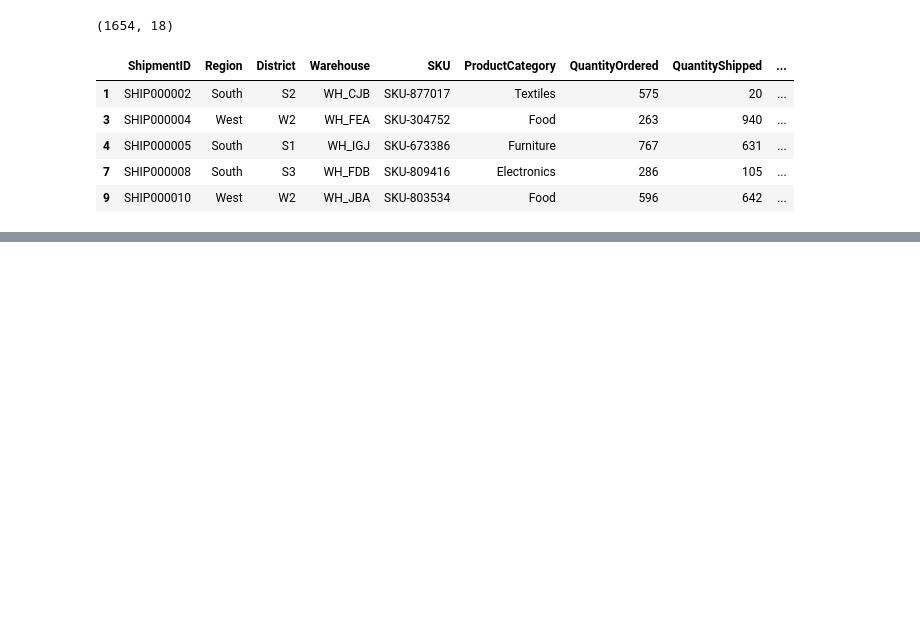
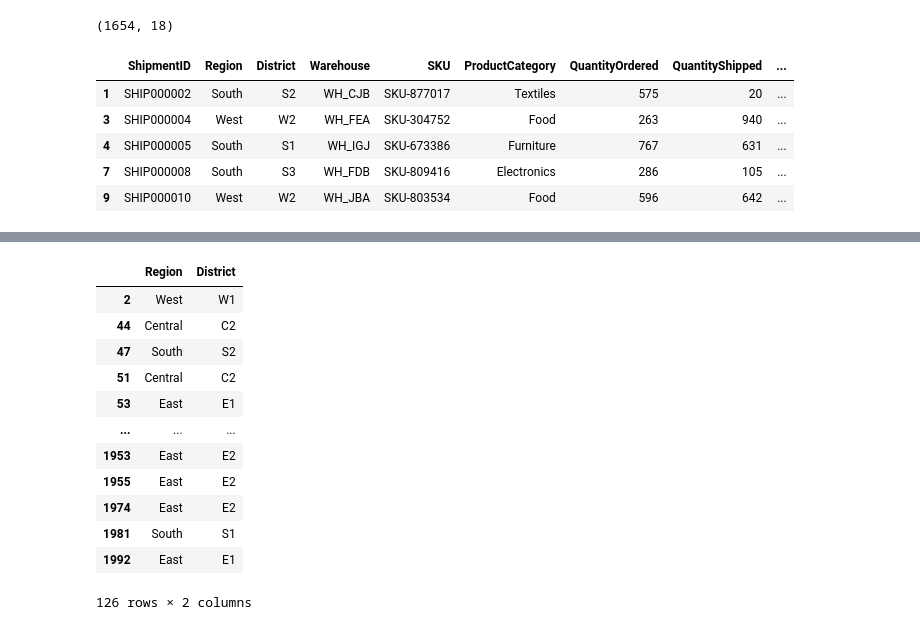
Before and after one commit to sohail-ansari0023/Becoming-A-Data-Analyst, a Jupyter notebook: Data_Cleaning_and_Preprocessing/practice_datasets_difficulty_level_2/Level_3_cleaning_notebook.ipynb, the cells around one changed output, grey strips where cells are left out. Cells and saved outputs as stored; diff of their text form; code cells hidden in the pictures; blank space fills up the shorter version.

```diff
--- a/Data_Cleaning_and_Preprocessing/practice_datasets_difficulty_level_2/Level_3_cleaning_notebook.ipynb
+++ b/Data_Cleaning_and_Preprocessing/practice_datasets_difficulty_level_2/Level_3_cleaning_notebook.ipynb
@@ -589,0 +657,29 @@ TypeError: NDFrame.astype() missing 1 required positional argument: 'dtype'
+# %%
+# Now the fix:
+
+# let's create the dictionary first.
+region_dic: dict = {
+    'N': 'North',
+    'S': 'South',
+    'E': 'East',
+    'W': 'West',
+    'C': 'Central',
+}
+
+df_log_clean.loc[corrupted_regions, 'Region'] = df_log_clean['District'].str[0].map(region_dic)
+
+df_log_clean.loc[corrupted_status, ['Region', 'District']] # viola fixed.....
+# %% [output]
+|  | Region | District |
+| 2 | West | W1 |
+| 44 | Central | C2 |
+| 47 | South | S2 |
+| 51 | Central | C2 |
+| 53 | East | E1 |
+| ... | ... | ... |
+| 1953 | East | E2 |
+| 1955 | East | E2 |
+| 1974 | East | E2 |
+| 1981 | South | S1 |
+| 1992 | East | E1 |
+126 rows × 2 columns
```
Also changed, not shown: parts of 7 cells of this notebook, 1 other file.
